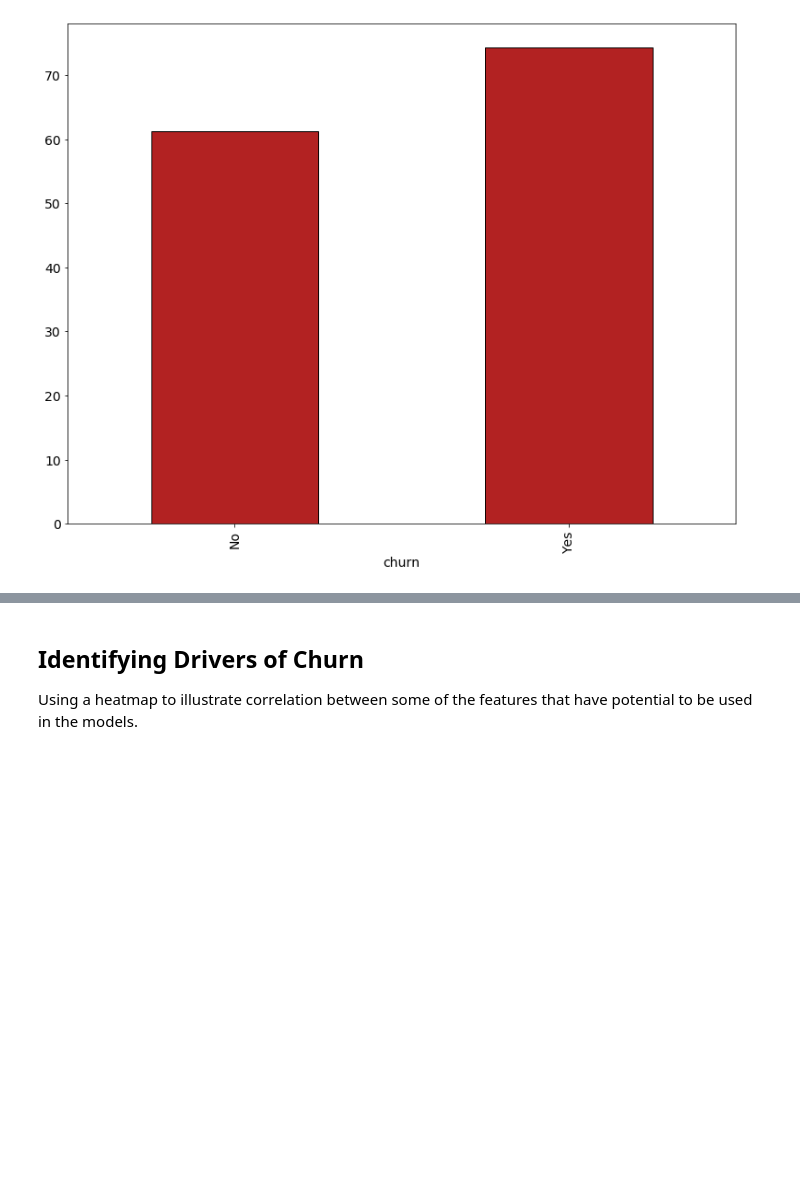
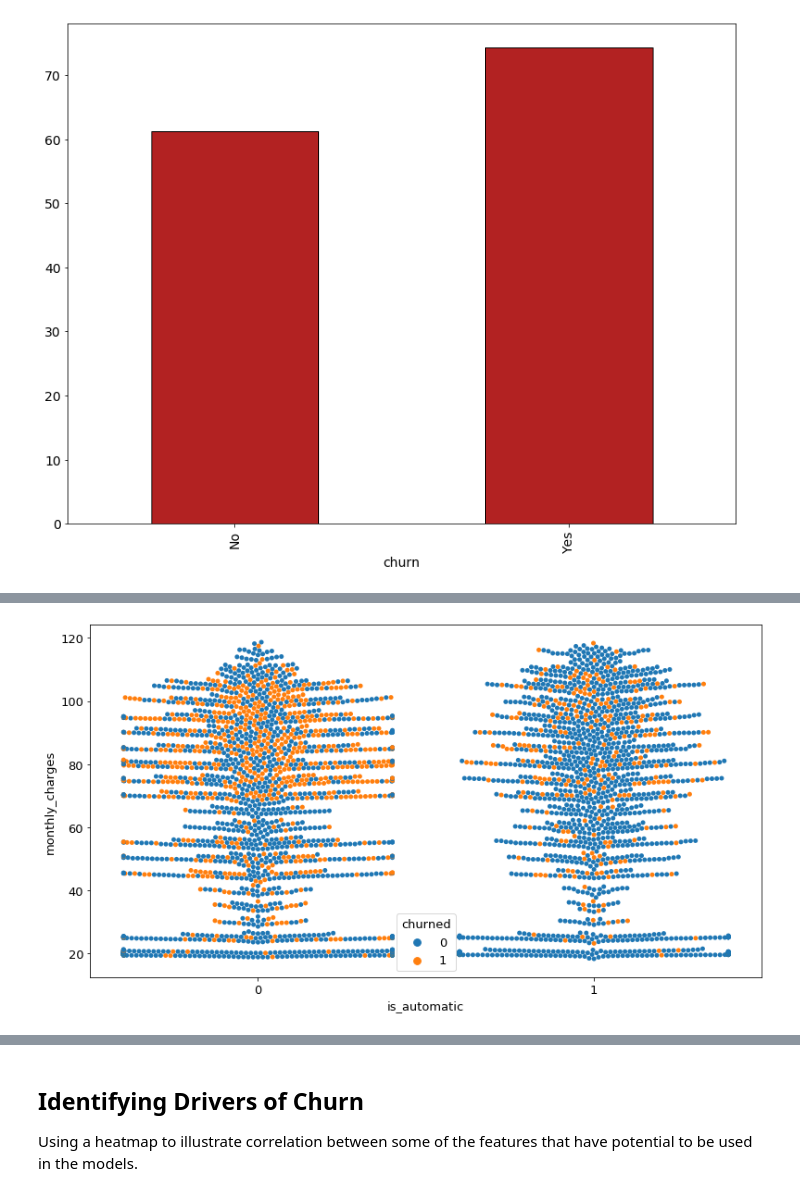
Before and after one commit to lukewbecker/telco-churn-project, a Jupyter notebook: telco_churn_project.ipynb, the cells around one changed output, grey strips where cells are left out. Cells and saved outputs as stored; diff of their text form; code cells hidden in the pictures; blank space fills up the shorter version.

```diff
--- a/telco_churn_project.ipynb
+++ b/telco_churn_project.ipynb
@@ -301,0 +349,5 @@ plt.show()
+# %%
+sns.swarmplot(data = train, y = 'monthly_charges', x = 'is_automatic', hue = 'churned')
+plt.show()
+# %% [output]
+[figure, added]
```
Also changed, not shown: parts of 17 cells of this notebook.
